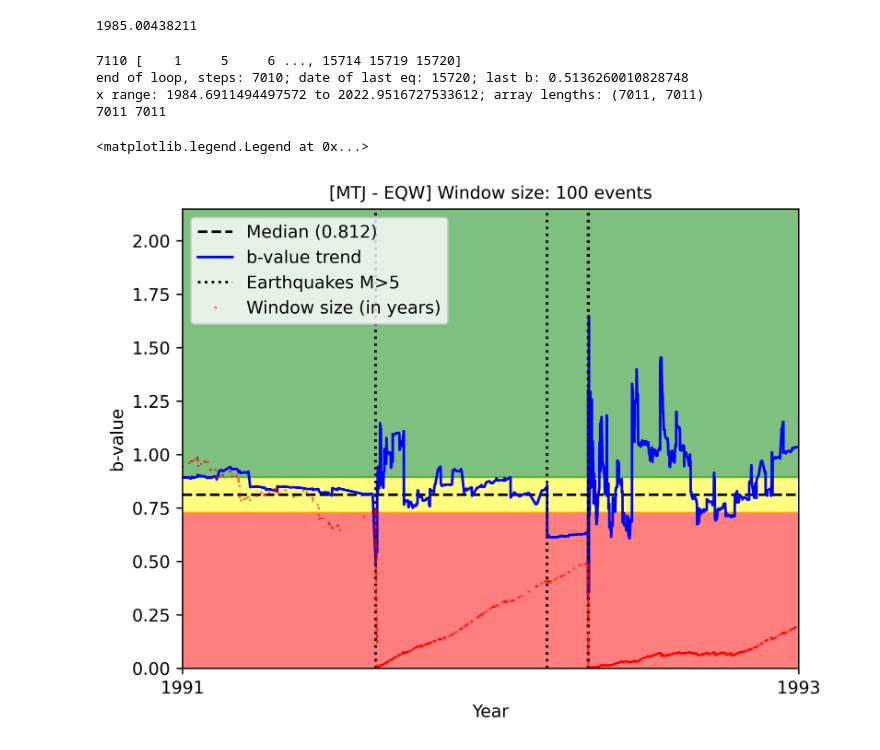
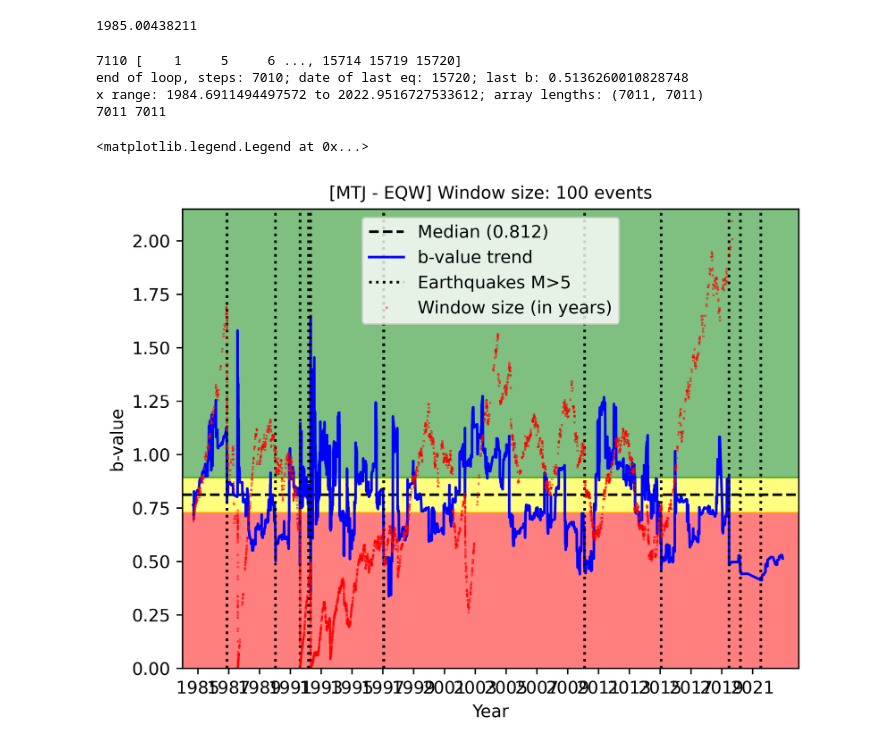
Before and after one commit to yair-franco/traffic_light_project, a Jupyter notebook: TLP_Yair_Local_MTJ.ipynb, the cells around one changed output. Drawn from its saved outputs; the diff is of its cells as text; code cells hidden in the pictures.

```diff
--- a/TLP_Yair_Local_MTJ.ipynb
+++ b/TLP_Yair_Local_MTJ.ipynb
@@ -287,7 +305,7 @@ def addbVal_slide(arrayName,bval,dates,firstEQ=0,lastEQ=1,plot=0): #adds b value
         #arbitrary range for colors for now, need to read up more on how to choose these.
 
         plt.axhline(y = bMed, color = 'black', linestyle = '--',label=f"Median ({np.around(bMed,3)})")
-        plt.plot(x,arrayName,'b-',label="b-value trend")
+        plt.plot(x,arrayName,'b-',label="b-value trend",markersize=1)
         #plt.plot(x,a*x+b,'r',label=f"Best fit line")
 
         #TODO: convert event id to year and mark on x-axis
@@ -423,33 +449,34 @@ for i in range(len(index)):
 
     bEW = calc_Mc_b(mag[ew])[2]
     addbVal_slide(slide,bEW,bDates)
 
     ewLens.append((np.max(time_year[ew])-np.min(time_year[ew])))
 
     if ew[-1] >= max(index):
         print(f"end of loop, steps: {i}; date of last eq: {ew[-1]}; last b: {bEW}")
         xMin = np.min(bDates)
         xMax = np.max(bDates)
         print(f"x range: {xMin} to {xMax}; array lengths: {len(slide),len(bDates)}")
         addbVal_slide(slide,bEW,bDates,xMin,xMax,1)
         break
 
 bigEqs = np.where(areaParams&timeParams&(mag>bigMag))
 bigDates = time_year[bigEqs]
 
 for x in bigDates:
     if x == min(bigDates):
         plt.axvline(x, color='black', linestyle=':',label=f'Earthquakes M>{bigMag}')
     plt.axvline(x, color='black', linestyle=':')
 
 plt.plot(bDates,ewLens,"r.",markersize=0.5,label="Window size (in years)")
-plt.title(f"[EQW - MTJ] Window size: {ewSize} events",fontsize=10)
-plt.xlim(1991,1993)
+plt.title(f"[MTJ - EQW] Window size: {ewSize} events",fontsize=10)
+plt.xlim(1984,2024)
+#plt.ylim(0,5)
 plt.legend()
 # %% [output]
 7110 [    1     5     6 ..., 15714 15719 15720]
 end of loop, steps: 7010; date of last eq: 15720; last b: 0.5136260010828748
 x range: 1984.6911494497572 to 2022.9516727533612; array lengths: (7011, 7011)
 7011 7011
 <matplotlib.legend.Legend at 0x...>
-[figure, old version]
+[figure, new version]
```
Also changed, not shown: parts of 3 cells of this notebook.
